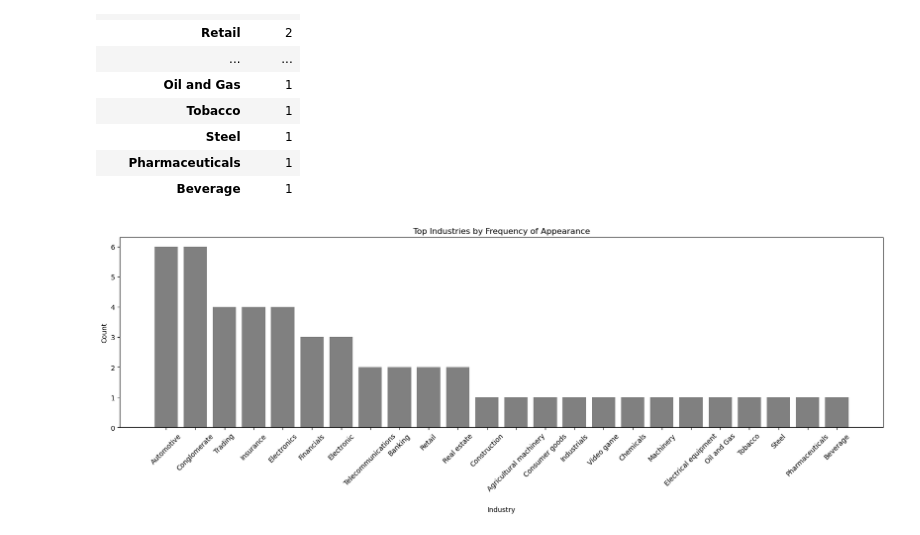
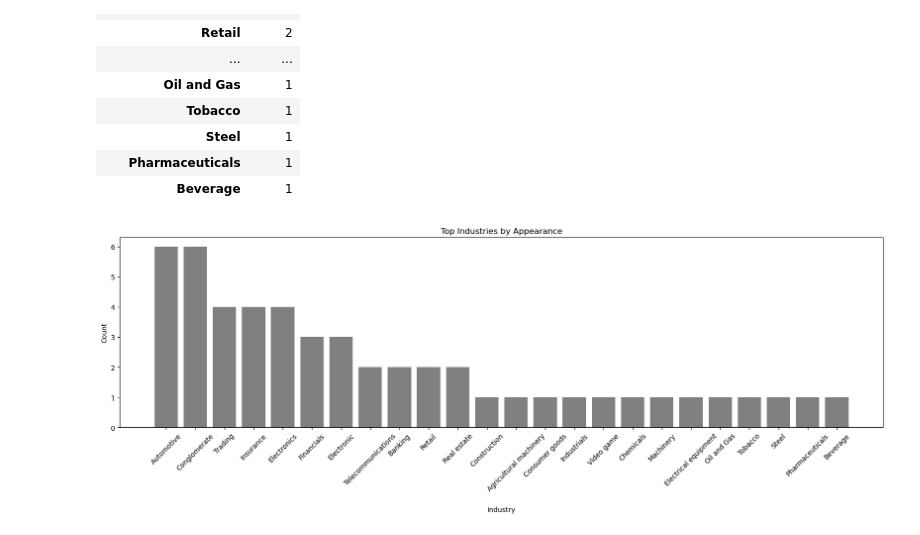
Before and after one commit to PyBana/Project_TopJapaneseCompanies, a Jupyter notebook: TopJapaneseCompanies.ipynb, the cells around one changed output. Cells and saved outputs as stored; diff of their text form; code cells hidden in the pictures.

```diff
--- a/TopJapaneseCompanies.ipynb
+++ b/TopJapaneseCompanies.ipynb
@@ -123,12 +140,13 @@ dfIndustry
 | Pharmaceuticals | 1 |
 | Beverage | 1 |
 # %%
+#Creating the graph of top industries
 plt.figure(figsize=(20,5))
-plt.title('Top Industries by Frequency of Appearance')
+plt.title('Top Industries by Appearance')
 plt.bar(dfIndustry.index, dfIndustry['count'], color = 'grey')
 plt.ylabel('Count')
 plt.xlabel('Industry', labelpad=20)
 plt.xticks(rotation=45)
 plt.show()
 # %% [output]
-[figure, old version]
+[figure, new version]
```
Also changed, not shown: parts of 11 cells of this notebook.
